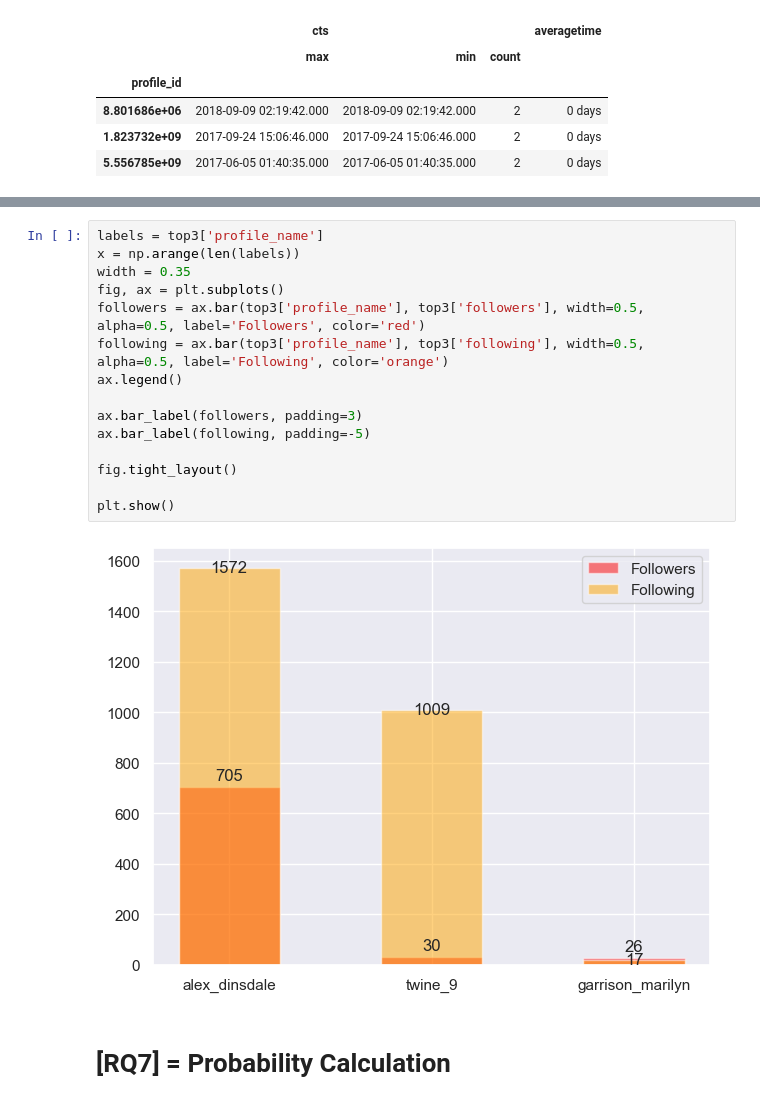
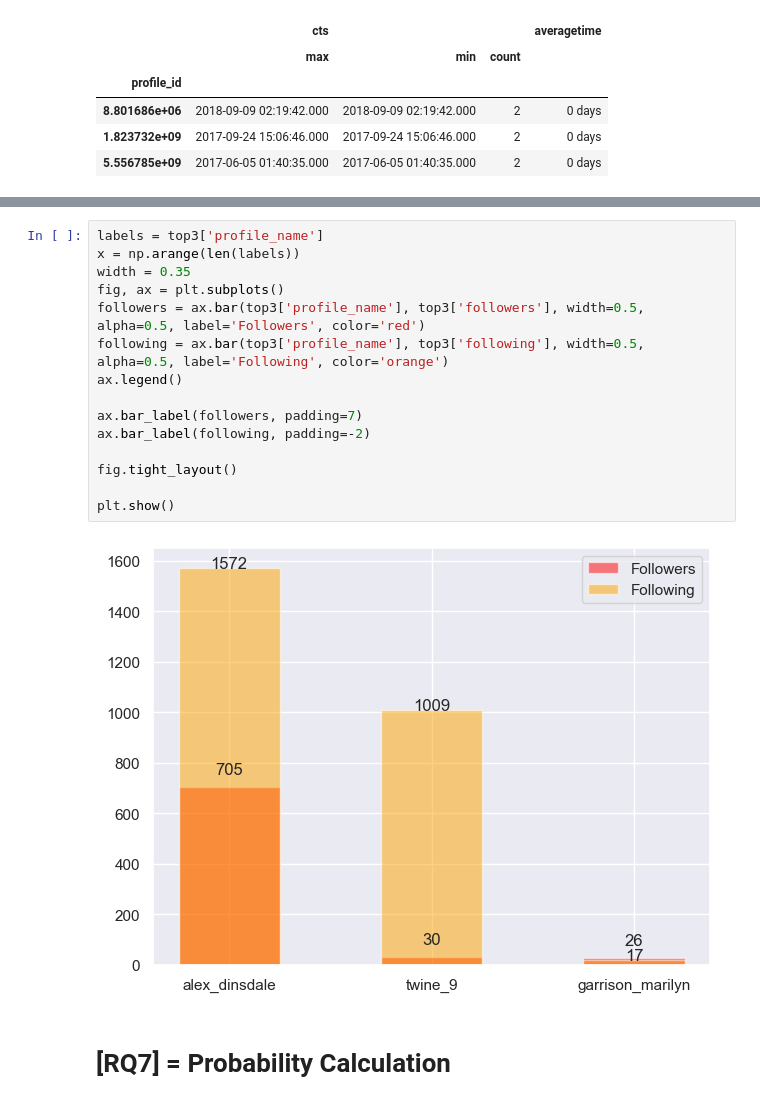
Before and after one commit to MichelaLombardi/ADM-HMWK_2, a Jupyter notebook: NBK_HMWK_2.ipynb, the cells around one changed output, grey strips where cells are left out. Saved outputs shown, nothing was run; the diff lists cells and outputs as text.

```diff
--- a/NBK_HMWK_2.ipynb
+++ b/NBK_HMWK_2.ipynb
@@ -622,20 +622,20 @@ top3
 # %%
 labels = top3['profile_name']
 x = np.arange(len(labels))
 width = 0.35
 fig, ax = plt.subplots()
 followers = ax.bar(top3['profile_name'], top3['followers'], width=0.5, alpha=0.5, label='Followers', color='red')
 following = ax.bar(top3['profile_name'], top3['following'], width=0.5, alpha=0.5, label='Following', color='orange')
 ax.legend()
 
-ax.bar_label(followers, padding=3)
-ax.bar_label(following, padding=-5)
+ax.bar_label(followers, padding=7)
+ax.bar_label(following, padding=-2)
 
 fig.tight_layout()
 
 plt.show()
 # %% [output]
-[figure, old version]
+[figure, new version]
 # %% [markdown]
 # [RQ7] = Probability Calculation
 # %% [markdown]
```
Also changed, not shown: parts of 2 cells of this notebook.
